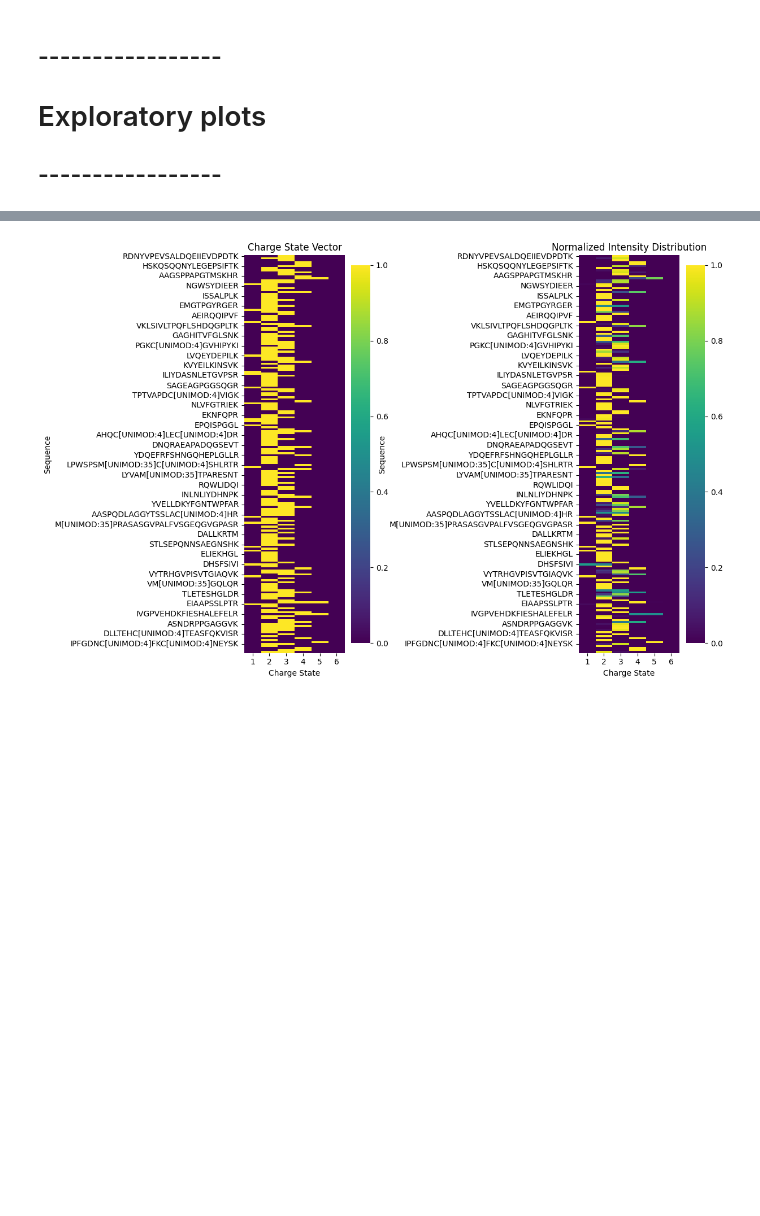
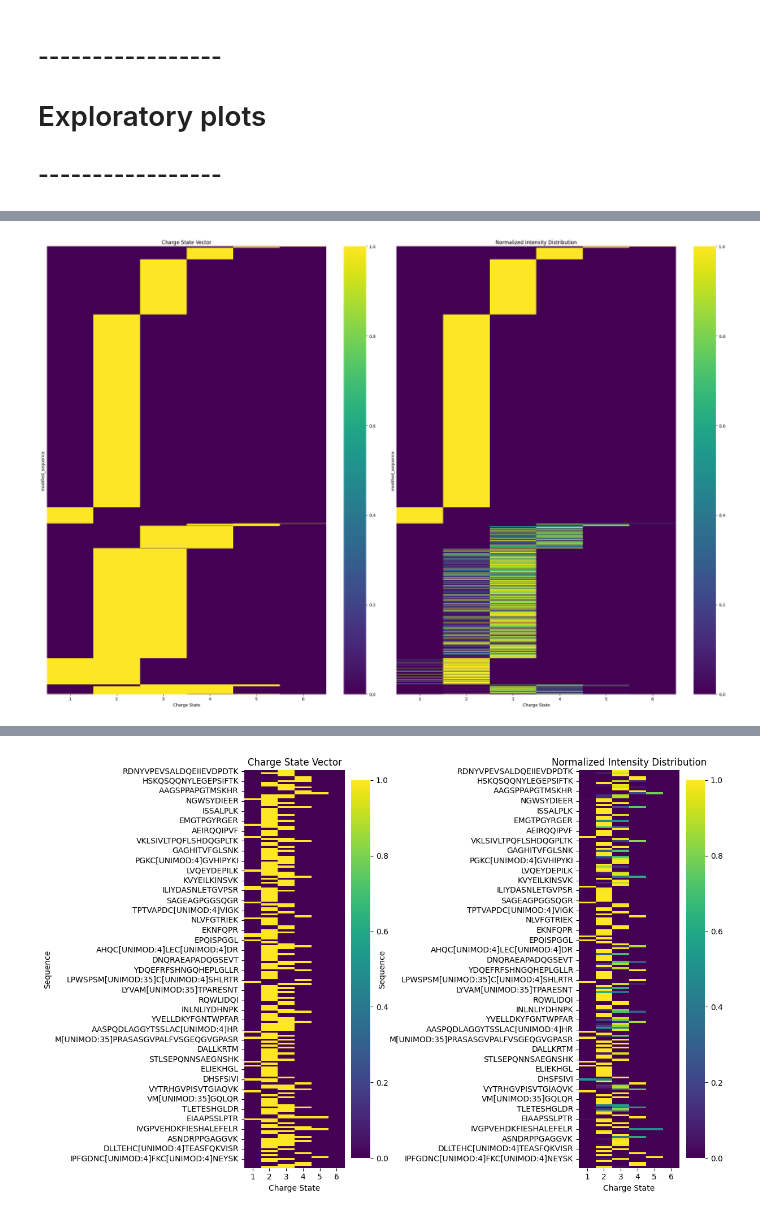
Before and after one commit to wilhelm-lab/dlomix, a Jupyter notebook: data_split_tests.ipynb, the cells around one changed output, grey strips where cells are left out. Saved outputs shown, nothing was run; the diff lists cells and outputs as text; code cells hidden in the pictures; blank space fills up the shorter version.

```diff
--- a/data_split_tests.ipynb
+++ b/data_split_tests.ipynb
@@ -339,0 +361,40 @@ plt.show()
+# %%
+import matplotlib.pyplot as plt
+import seaborn as sns
+import numpy as np
+import pandas as pd
+
+plot_df = processed_data.copy()
+charge_state_df = pd.DataFrame(plot_df['charge_state_vector'].tolist(), index=plot_df['modified_sequence'], columns=[f'{i}' for i in range(1, 7)])
+intensity_dist_df = pd.DataFrame(plot_df['normalized_intensity_distribution'].tolist(), index=plot_df['modified_sequence'], columns=[f'{i}' for i in range(1, 7)])
+
+# Function to sort charge state vectors
+def sort_charge_state_vectors(row):
+    values = row.values
+    num_ones = sum(values)
+    order = f"{num_ones:02d}" + "".join(map(str, values))
+    return order
+
+# Sort the DataFrames
+sorted_indices = charge_state_df.apply(sort_charge_state_vectors, axis=1).sort_values().index
+charge_state_df = charge_state_df.loc[sorted_indices]
+intensity_dist_df = intensity_dist_df.loc[sorted_indices]
+
+plt.figure(figsize=(24, 16))
+
+# Plot charge state vector heatmap
+plt.subplot(1, 2, 1)
+sns.heatmap(charge_state_df, cmap='viridis', cbar=True, yticklabels=False)
+plt.title('Charge State Vector')
+plt.xlabel('Charge State')
+
+# Plot normalized intensity distribution heatmap
+plt.subplot(1, 2, 2)
+sns.heatmap(intensity_dist_df, cmap='viridis', cbar=True, yticklabels=False)
+plt.title('Normalized Intensity Distribution')
+plt.xlabel('Charge State')
+
+plt.tight_layout()
+plt.show()
+# %% [output]
+[figure, added]
```
Also changed, not shown: parts of 11 cells of this notebook.
